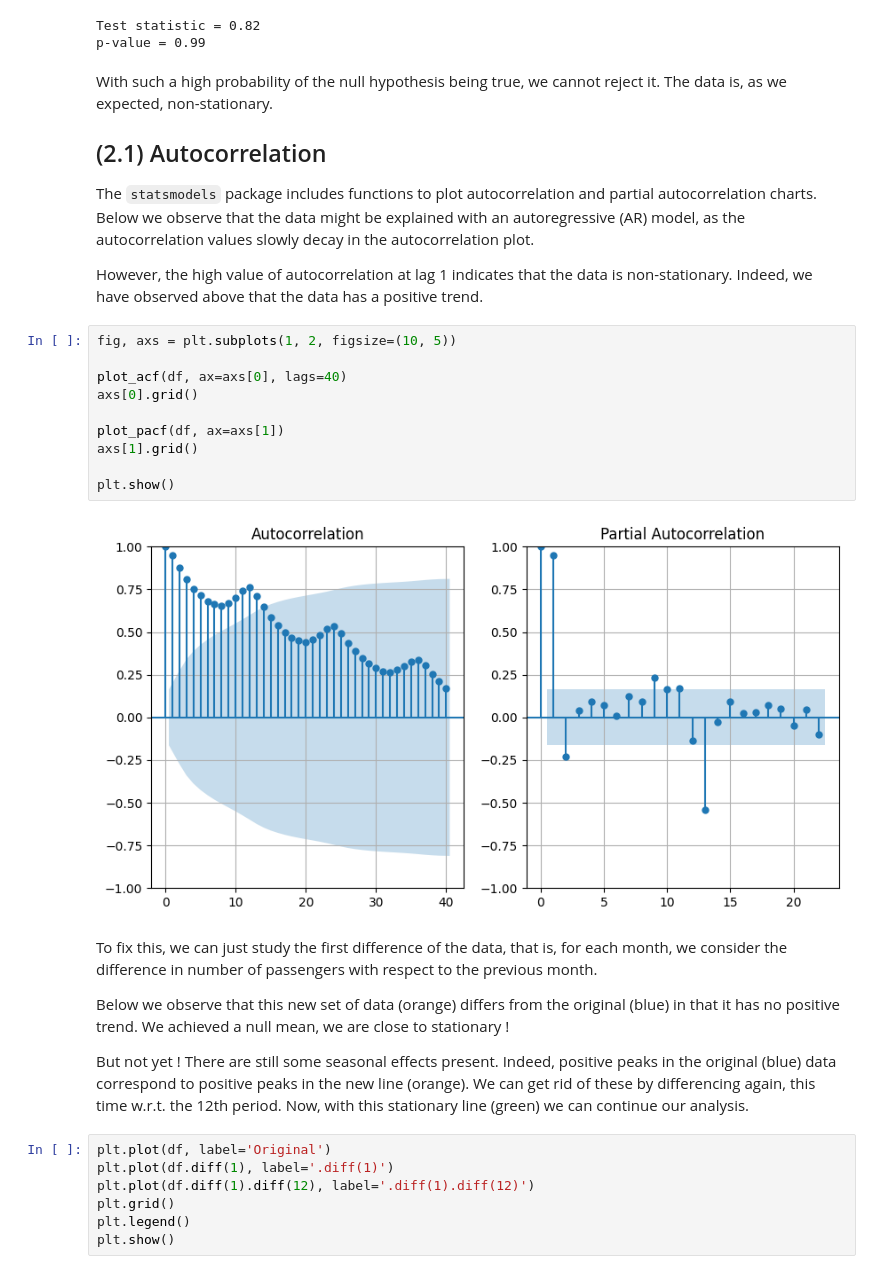
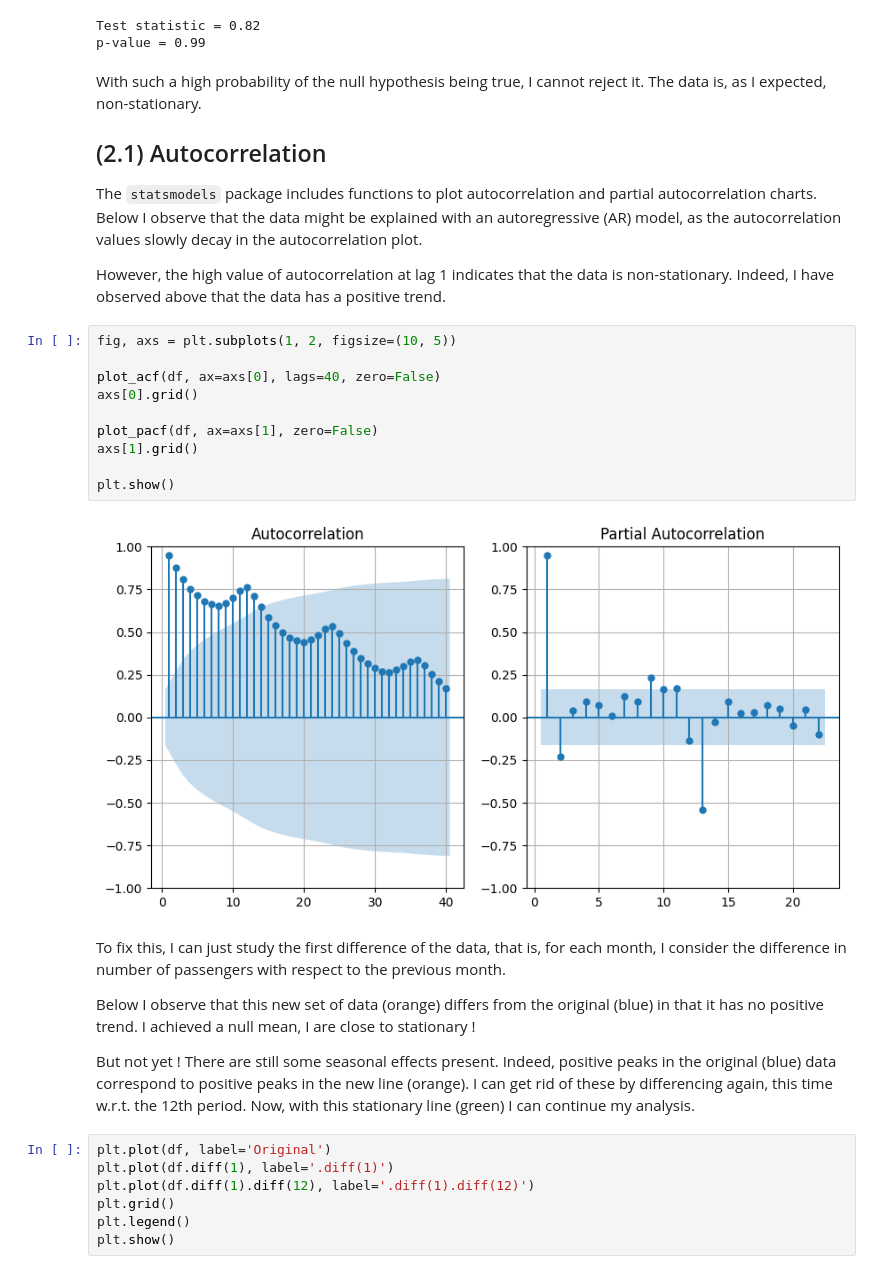
Before and after one commit to mlopez13/tsa_air_passengers, a Jupyter notebook: n1_eda.ipynb, the cells around one changed output. Cells and saved outputs as stored; diff of their text form.

Commit message:
finish arima models

```diff
--- a/n1_eda.ipynb
+++ b/n1_eda.ipynb
@@ -134,31 +134,31 @@ print(f'p-value = {adft[1]:.2f}')
 Test statistic = 0.82
 p-value = 0.99
 # %% [markdown]
-With such a high probability of the null hypothesis being true, we cannot reject it. The data is, as we expected, non-stationary.
+With such a high probability of the null hypothesis being true, I cannot reject it. The data is, as I expected, non-stationary.
 
 ## (2.1) Autocorrelation
 
-The `statsmodels` package includes functions to plot autocorrelation and partial autocorrelation charts. Below we observe that the data might be explained with an autoregressive (AR) model, as the autocorrelation values slowly decay in the autocorrelation plot.
+The `statsmodels` package includes functions to plot autocorrelation and partial autocorrelation charts. Below I observe that the data might be explained with an autoregressive (AR) model, as the autocorrelation values slowly decay in the autocorrelation plot.
 
-However, the high value of autocorrelation at lag 1 indicates that the data is non-stationary. Indeed, we have observed above that the data has a positive trend.
+However, the high value of autocorrelation at lag 1 indicates that the data is non-stationary. Indeed, I have observed above that the data has a positive trend.
 # %%
 fig, axs = plt.subplots(1, 2, figsize=(10, 5))
 
-plot_acf(df, ax=axs[0], lags=40)
+plot_acf(df, ax=axs[0], lags=40, zero=False)
 axs[0].grid()
 
-plot_pacf(df, ax=axs[1])
+plot_pacf(df, ax=axs[1], zero=False)
 axs[1].grid()
 
 plt.show()
 # %% [output]
-[figure, old version]
+[figure, new version]
 # %% [markdown]
-To fix this, we can just study the first difference of the data, that is, for each month, we consider the difference in number of passengers with respect to the previous month.
+To fix this, I can just study the first difference of the data, that is, for each month, I consider the difference in number of passengers with respect to the previous month.
 
-Below we observe that this new set of data (orange) differs from the original (blue) in that it has no positive trend. We achieved a null mean, we are close to stationary !
+Below I observe that this new set of data (orange) differs from the original (blue) in that it has no positive trend. I achieved a null mean, I are close to stationary !
 
-But not yet ! There are still some seasonal effects present. Indeed, positive peaks in the original (blue) data correspond to positive peaks in the new line (orange). We can get rid of these by differencing again, this time w.r.t. the 12th period. Now, with this stationary line (green) we can continue our analysis.
+But not yet ! There are still some seasonal effects present. Indeed, positive peaks in the original (blue) data correspond to positive peaks in the new line (orange). I can get rid of these by differencing again, this time w.r.t. the 12th period. Now, with this stationary line (green) I can continue my analysis.
 # %%
 plt.plot(df, label='Original')
 plt.plot(df.diff(1), label='.diff(1)')
```
Also changed, not shown: parts of 14 cells of this notebook, 5 other files.
